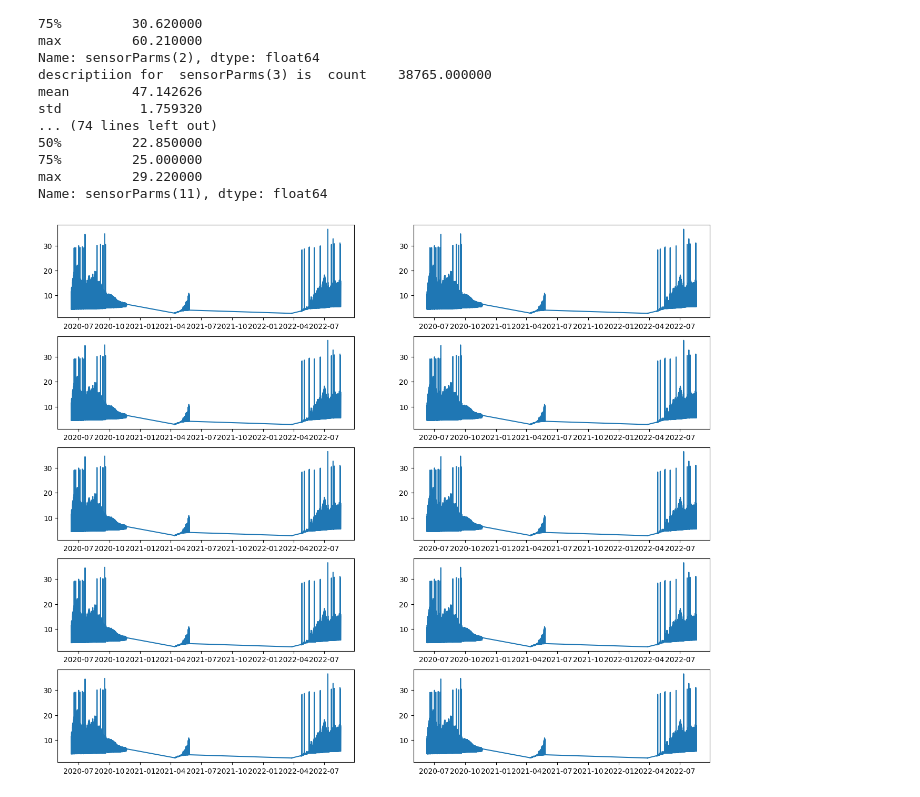
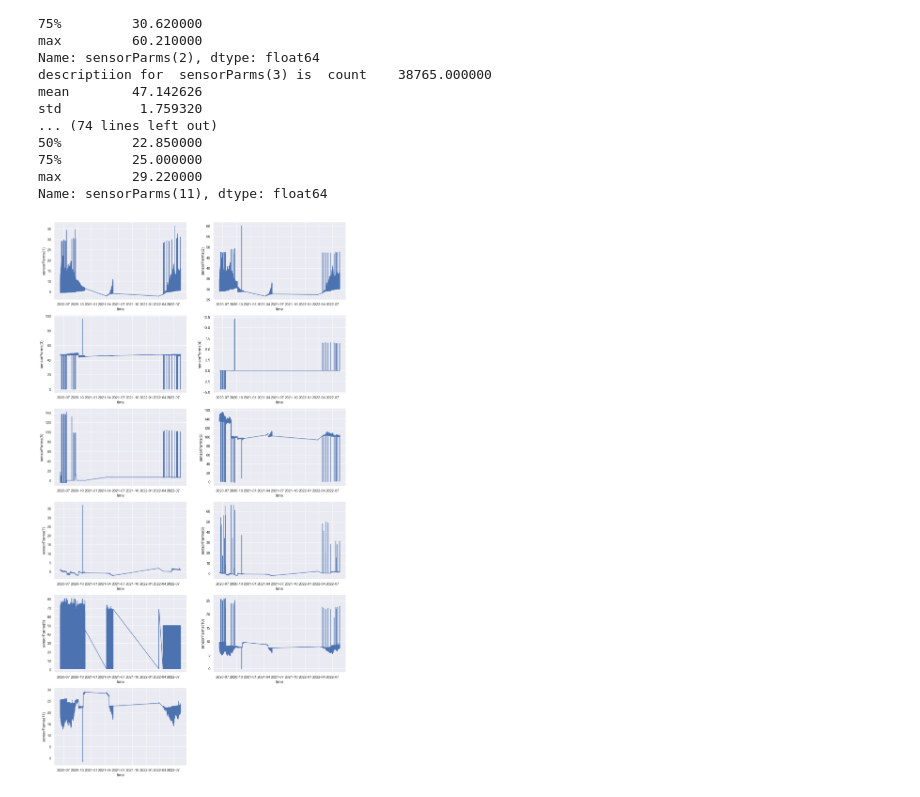
Before and after one commit to Traversal2021/SmartWaterDataVisualization, a Jupyter notebook: data_processing/data_analysis.ipynb, the cells around one changed output. Saved outputs shown, nothing was run; the diff lists cells and outputs as text; code cells hidden in the pictures.

```diff
--- a/data_processing/data_analysis.ipynb
+++ b/data_processing/data_analysis.ipynb
@@ -6,6 +6,8 @@ import seaborn as sns
 # %%
 pfl_step_df = pd.read_csv("../RawData/Profiler_modem_PFL_Step.dat", low_memory=False)
 pfl_step_df.drop([0,1], axis=0, inplace=True)
+pfl_step_df['TIMESTAMP'] = pd.to_datetime(pfl_step_df.TIMESTAMP)
+pfl_step_df['_RS232Dpt'] = pfl_step_df['_RS232Dpt'].astype('float')
 pfl_step_df['sensorParms(1)'] = pfl_step_df['sensorParms(1)'].astype('float')
 pfl_step_df['sensorParms(2)'] = pfl_step_df['sensorParms(2)'].astype('float')
 pfl_step_df['sensorParms(3)'] = pfl_step_df['sensorParms(3)'].astype('float')
@@ -55,12 +60,14 @@ std          1.759320
 max         29.220000
 Name: sensorParms(11), dtype: float64
 # %%
-plt.figure(figsize=(16,16))
+plt.figure(figsize=(16,30))
 
-for i in range(1,11):
-    column_name = sensor_list[i]
+for i in range(1,12):
+    column_name = sensor_list[i-1]
     plt.subplot(6,2,i)
-    plt.plot(pfl_step_df["TIMESTAMP"], pfl_step_df["sensorParms(1)"])
+    plt.plot(pfl_step_df["TIMESTAMP"], pfl_step_df[column_name])
+    plt.xlabel("time")
+    plt.ylabel(column_name)
 # %% [output]
-[figure, old version]
+[figure, new version]
 # %%
```
Also changed, not shown: parts of 6 cells of this notebook, 6 other files.
